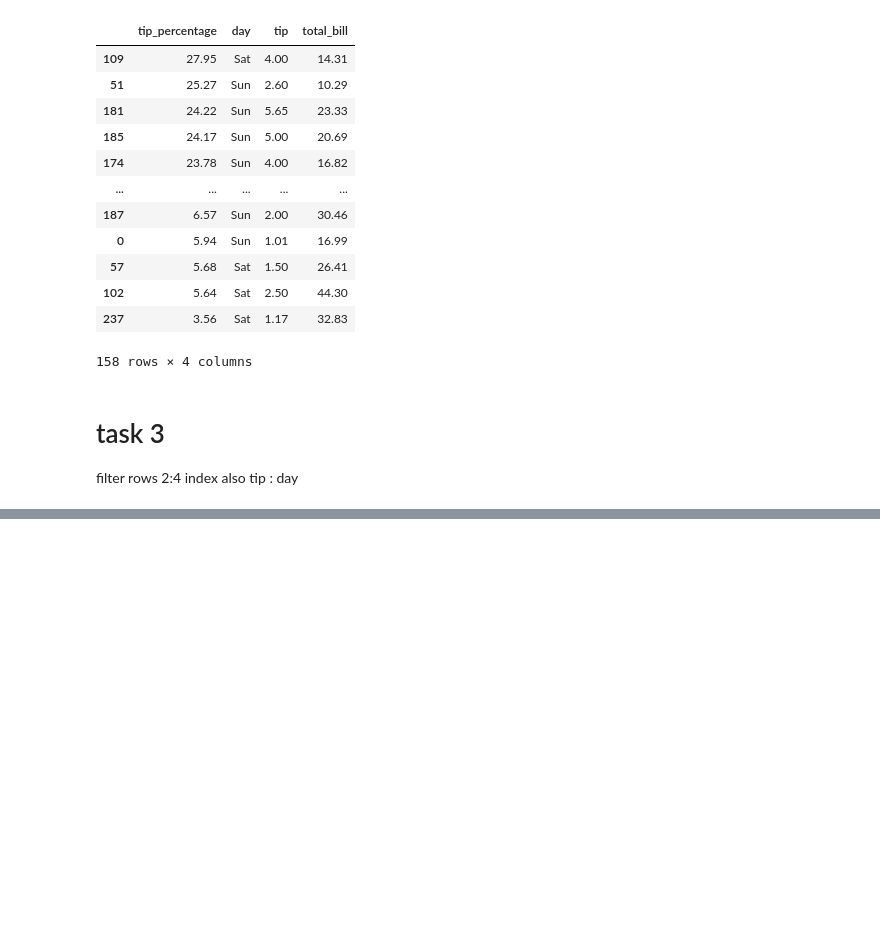
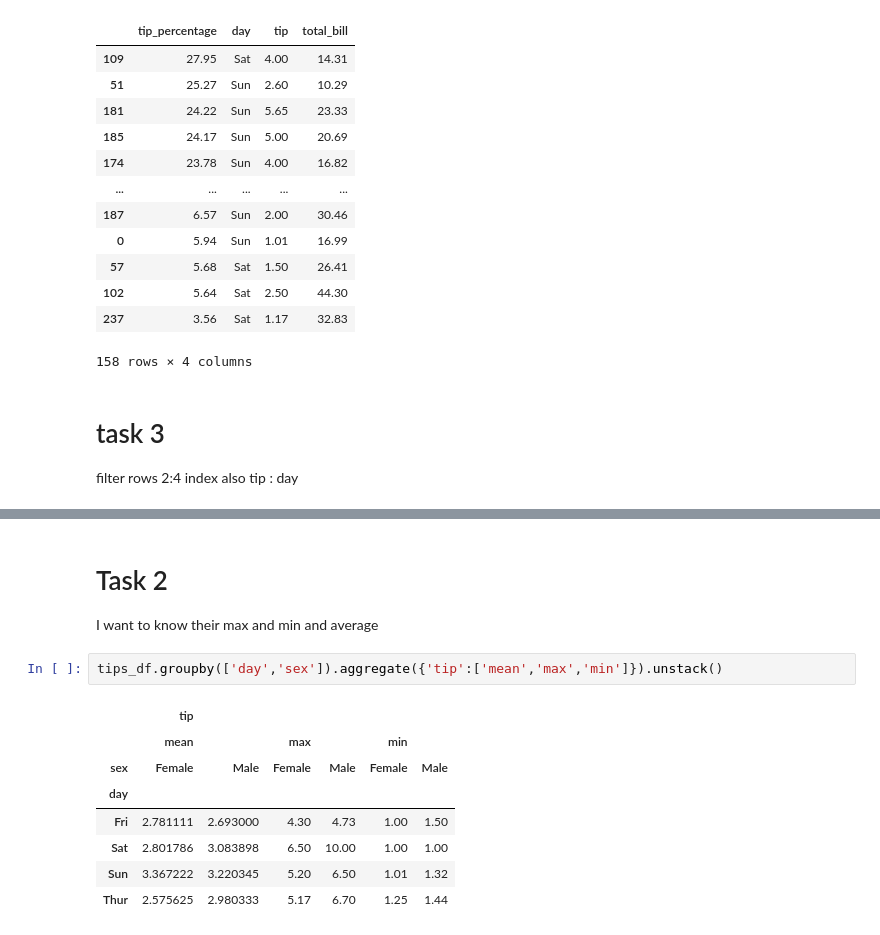
Before and after one commit to AlexDylanLazarus/pandas, a Jupyter notebook: day_16_pandas.ipynb, the cells around one changed output, grey strips where cells are left out. Cells and saved outputs as stored; diff of their text form; blank space fills up the shorter version.

```diff
--- a/day_16_pandas.ipynb
+++ b/day_16_pandas.ipynb
@@ -483,0 +617,14 @@ tips_df.tail(6).iloc[2:4].loc[:, 'tip':'size']
+# %% [markdown]
+# Task 2
+I want to know their max and min and average
+# %%
+tips_df.groupby(['day','sex']).aggregate({'tip':['mean','max','min']}).unstack()
+# %% [output]
+|  | tip |  |  |  |  |  |
+|  | mean |  | max |  | min |  |
+| sex | Female | Male | Female | Male | Female | Male |
+| day |  |  |  |  |  |  |
+| Fri | 2.781111 | 2.693000 | 4.30 | 4.73 | 1.00 | 1.50 |
+| Sat | 2.801786 | 3.083898 | 6.50 | 10.00 | 1.00 | 1.00 |
+| Sun | 3.367222 | 3.220345 | 5.20 | 6.50 | 1.01 | 1.32 |
+| Thur | 2.575625 | 2.980333 | 5.17 | 6.70 | 1.25 | 1.44 |
```
Also changed, not shown: parts of 19 cells of this notebook.
